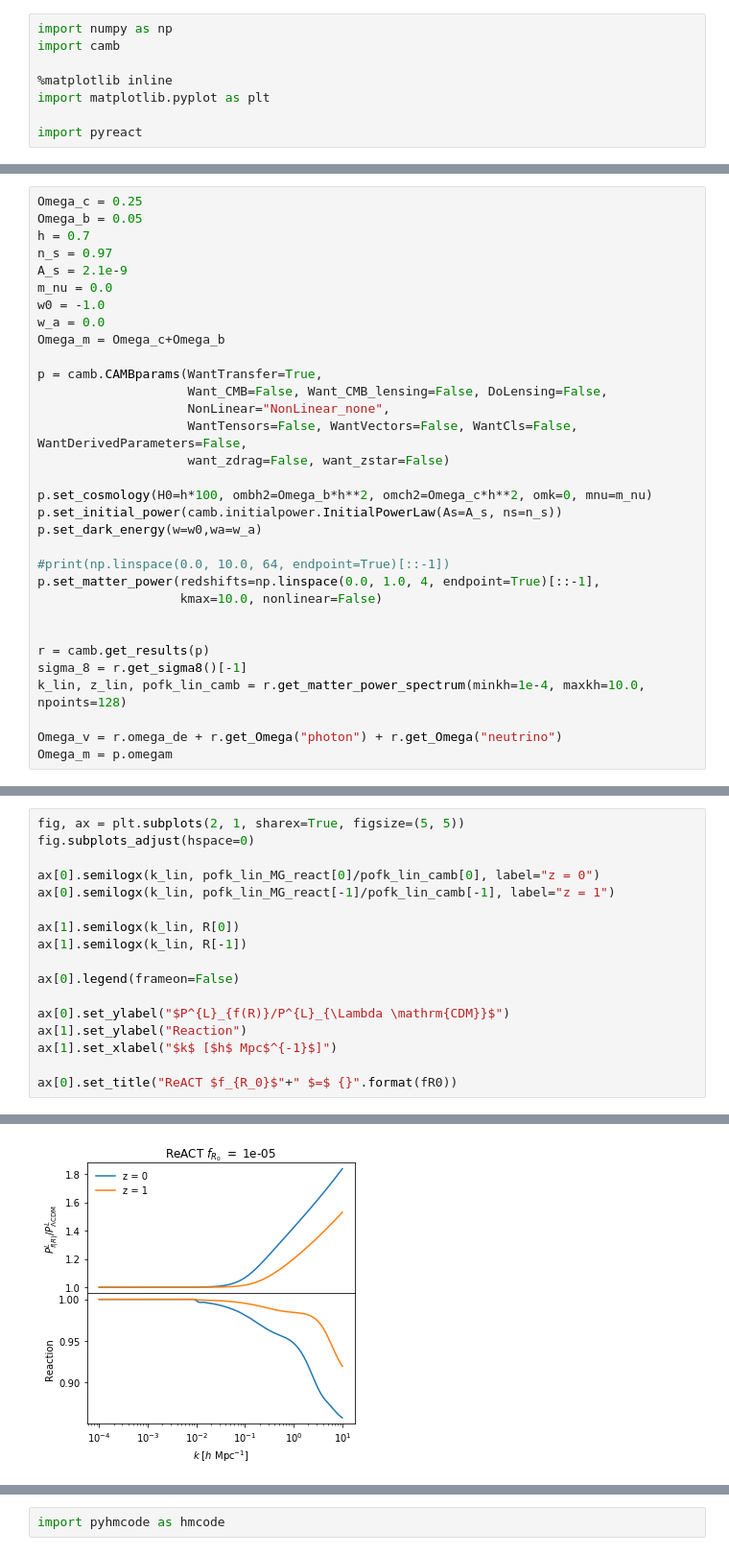
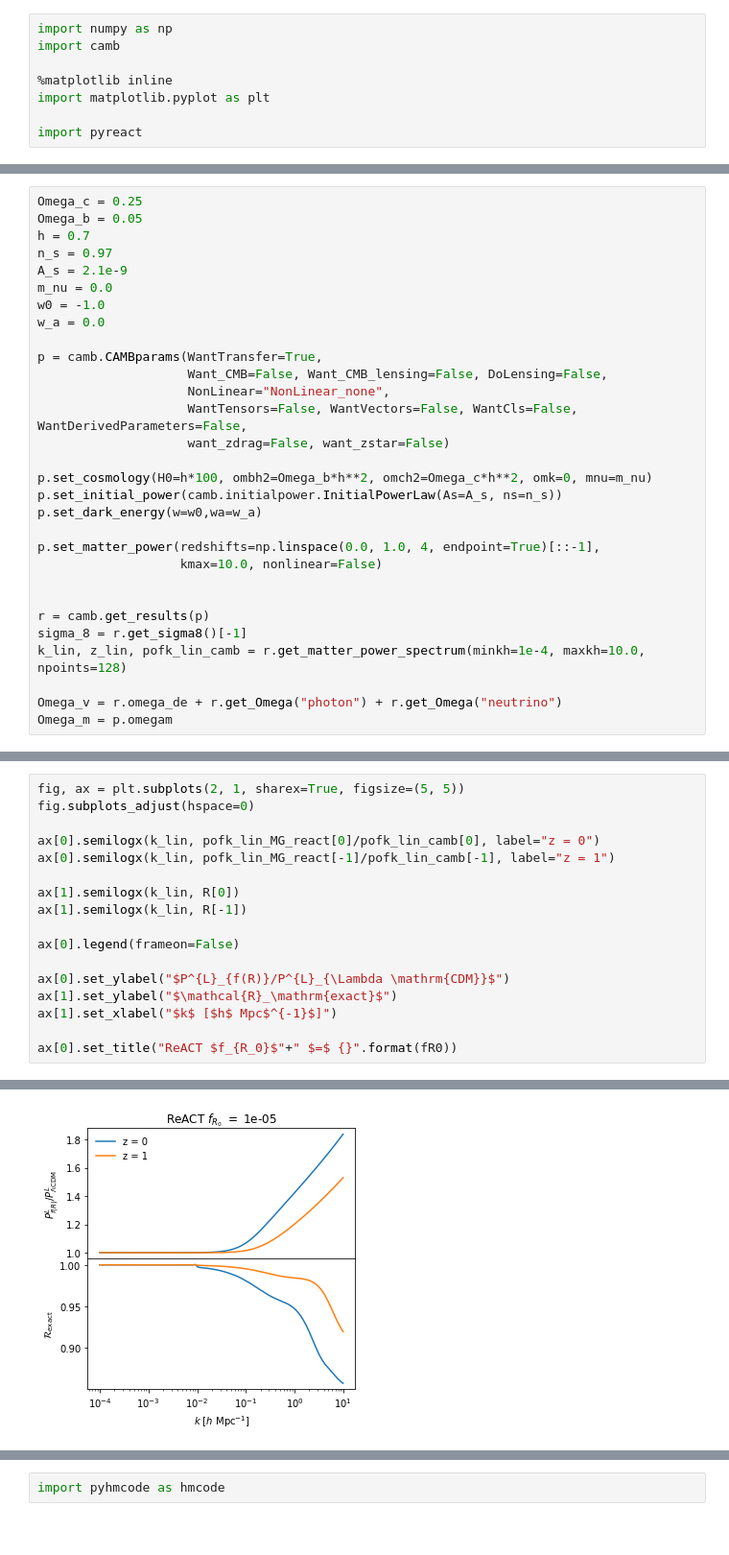
Before and after one commit to nebblu/ACTio-ReACTio, a Jupyter notebook: notebooks/pyreact_demo-fofR.ipynb, the cells around one changed output, grey strips where cells are left out. Shown: that part at 96% size. Drawn from its saved outputs; the diff is of its cells as text.

```diff
--- a/notebooks/pyreact_demo-fofR.ipynb
+++ b/notebooks/pyreact_demo-fofR.ipynb
@@ -21,7 +24,6 @@ A_s = 2.1e-9
 m_nu = 0.0
 w0 = -1.0
 w_a = 0.0
-Omega_m = Omega_c+Omega_b
 
 p = camb.CAMBparams(WantTransfer=True,
                     Want_CMB=False, Want_CMB_lensing=False, DoLensing=False,
@@ -33,7 +35,6 @@ p.set_cosmology(H0=h*100, ombh2=Omega_b*h**2, omch2=Omega_c*h**2, omk=0, mnu=m_n
 p.set_initial_power(camb.initialpower.InitialPowerLaw(As=A_s, ns=n_s))
 p.set_dark_energy(w=w0,wa=w_a)
 
-#print(np.linspace(0.0, 10.0, 64, endpoint=True)[::-1])
 p.set_matter_power(redshifts=np.linspace(0.0, 1.0, 4, endpoint=True)[::-1],
                    kmax=10.0, nonlinear=False)
 
@@ -73,21 +70,21 @@ Now make some plots!
 # %%
 fig, ax = plt.subplots(2, 1, sharex=True, figsize=(5, 5))
 fig.subplots_adjust(hspace=0)
 
 ax[0].semilogx(k_lin, pofk_lin_MG_react[0]/pofk_lin_camb[0], label="z = 0")
 ax[0].semilogx(k_lin, pofk_lin_MG_react[-1]/pofk_lin_camb[-1], label="z = 1")
 
 ax[1].semilogx(k_lin, R[0])
 ax[1].semilogx(k_lin, R[-1])
 
 ax[0].legend(frameon=False)
 
 ax[0].set_ylabel("$P^{L}_{f(R)}/P^{L}_{\Lambda \mathrm{CDM}}$")
-ax[1].set_ylabel("Reaction")
+ax[1].set_ylabel("$\mathcal{R}_\mathrm{exact}$")
 ax[1].set_xlabel("$k$ [$h$ Mpc$^{-1}$]")
 
 ax[0].set_title("ReACT $f_{R_0}$"+" $=$ {}".format(fR0))
 # %% [output]
 Text(0.5, 1.0, 'ReACT $f_{R_0}$ $=$ 1e-05')
-[figure, old version]
+[figure, new version]
 # %% [markdown]
```
Also changed, not shown: parts of 33 cells of this notebook, 1 other file.
